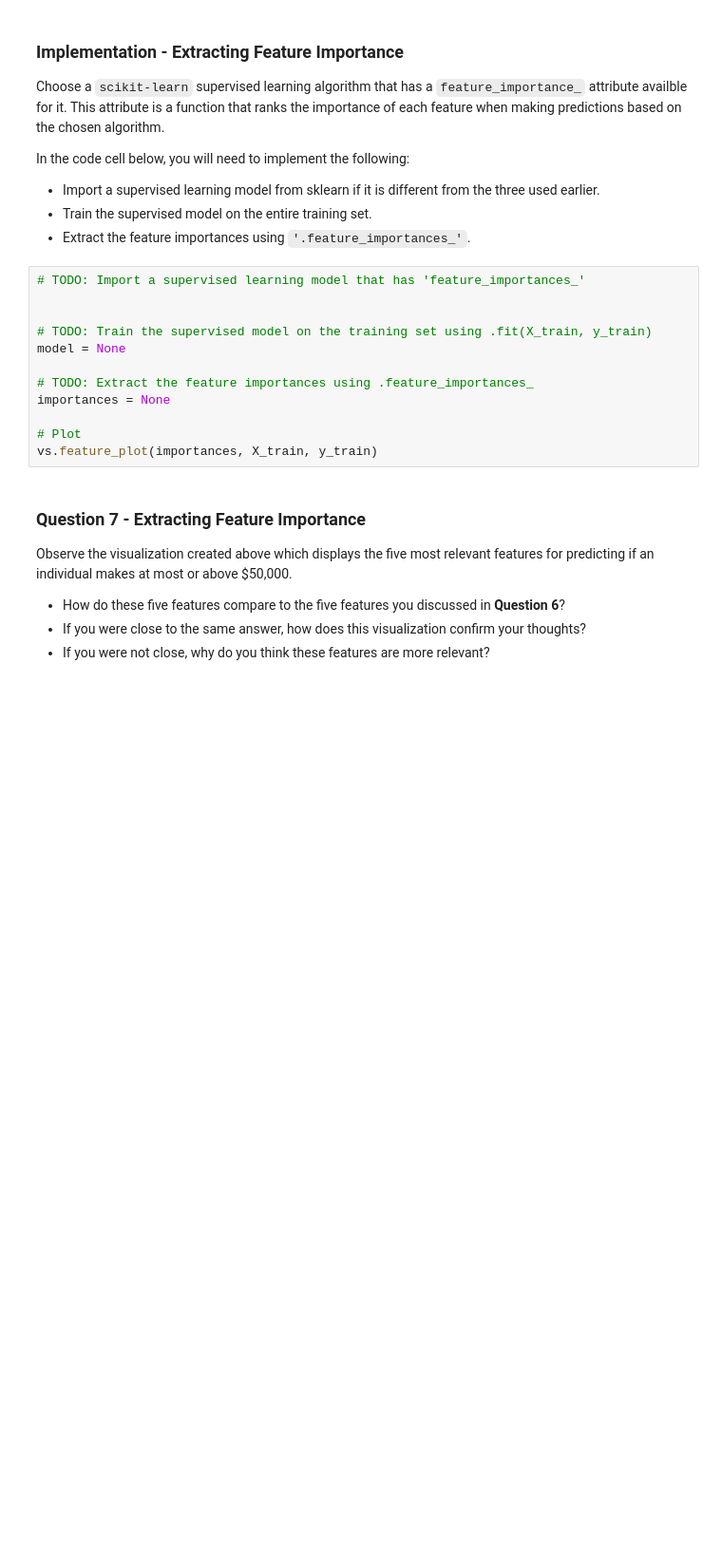
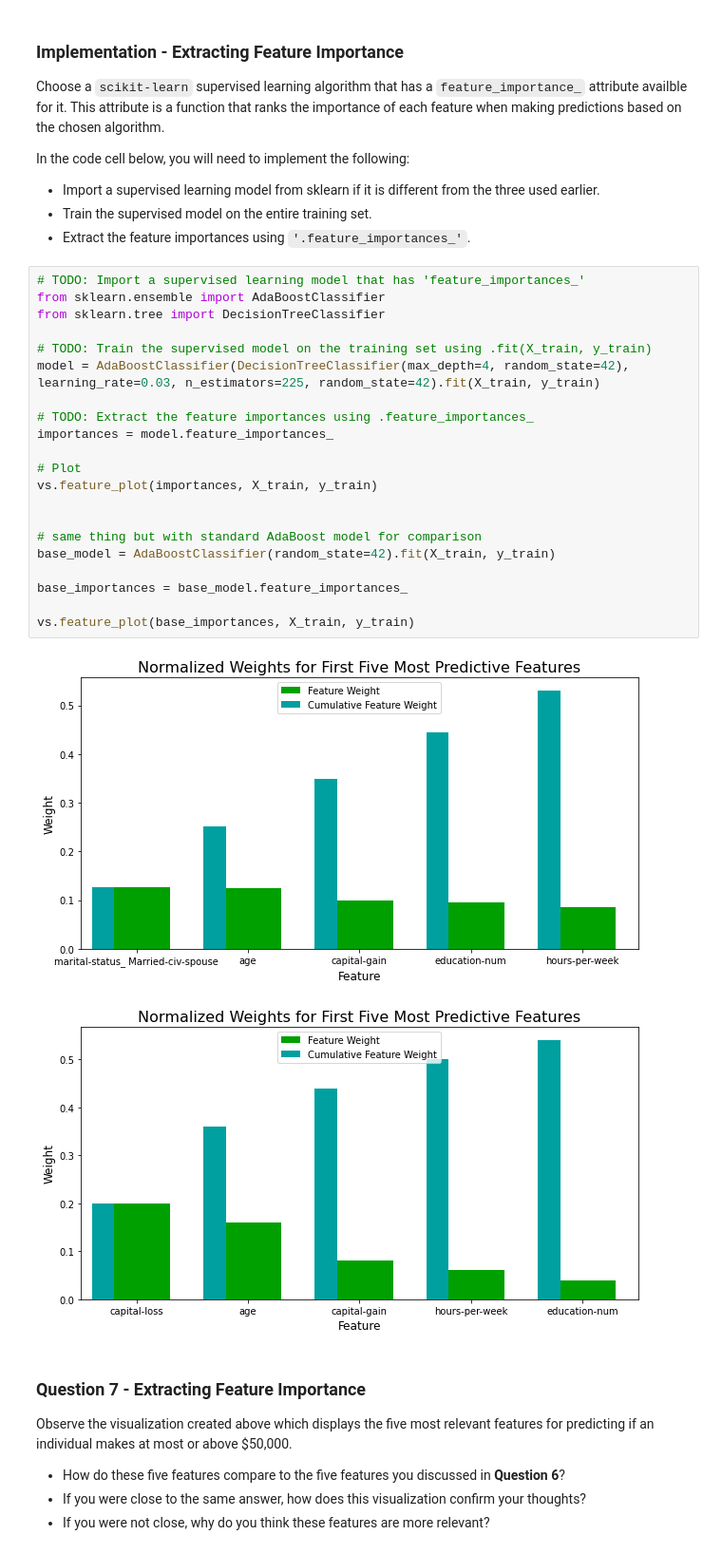
Before and after one commit to connorshaneflynn/finding_donors, a Jupyter notebook: finding_donors.ipynb, the cells around one changed output. Shown at 95% size. Cells and saved outputs as stored; diff of their text form; blank space fills up the shorter version.

Commit message:
Completed Feature Importance and added report.html

```diff
--- a/finding_donors.ipynb
+++ b/finding_donors.ipynb
@@ -620,16 +627,28 @@ In the code cell below, you will need to implement the following:
  - Extract the feature importances using `'.feature_importances_'`.
 # %%
 # TODO: Import a supervised learning model that has 'feature_importances_'
-
+from sklearn.ensemble import AdaBoostClassifier
+from sklearn.tree import DecisionTreeClassifier
 
 # TODO: Train the supervised model on the training set using .fit(X_train, y_train)
-model = None
+model = AdaBoostClassifier(DecisionTreeClassifier(max_depth=4, random_state=42), learning_rate=0.03, n_estimators=225, random_state=42).fit(X_train, y_train)
 
 # TODO: Extract the feature importances using .feature_importances_
-importances = None
+importances = model.feature_importances_
 
 # Plot
 vs.feature_plot(importances, X_train, y_train)
+
+
+# same thing but with standard AdaBoost model for comparison
+base_model = AdaBoostClassifier(random_state=42).fit(X_train, y_train)
+
+base_importances = base_model.feature_importances_
+
+vs.feature_plot(base_importances, X_train, y_train)
+# %% [output]
+[figure, added]
+[figure, added]
 # %% [markdown]
 ### Question 7 - Extracting Feature Importance
 
```
Also changed, not shown: parts of 11 cells of this notebook, 1 other file.
